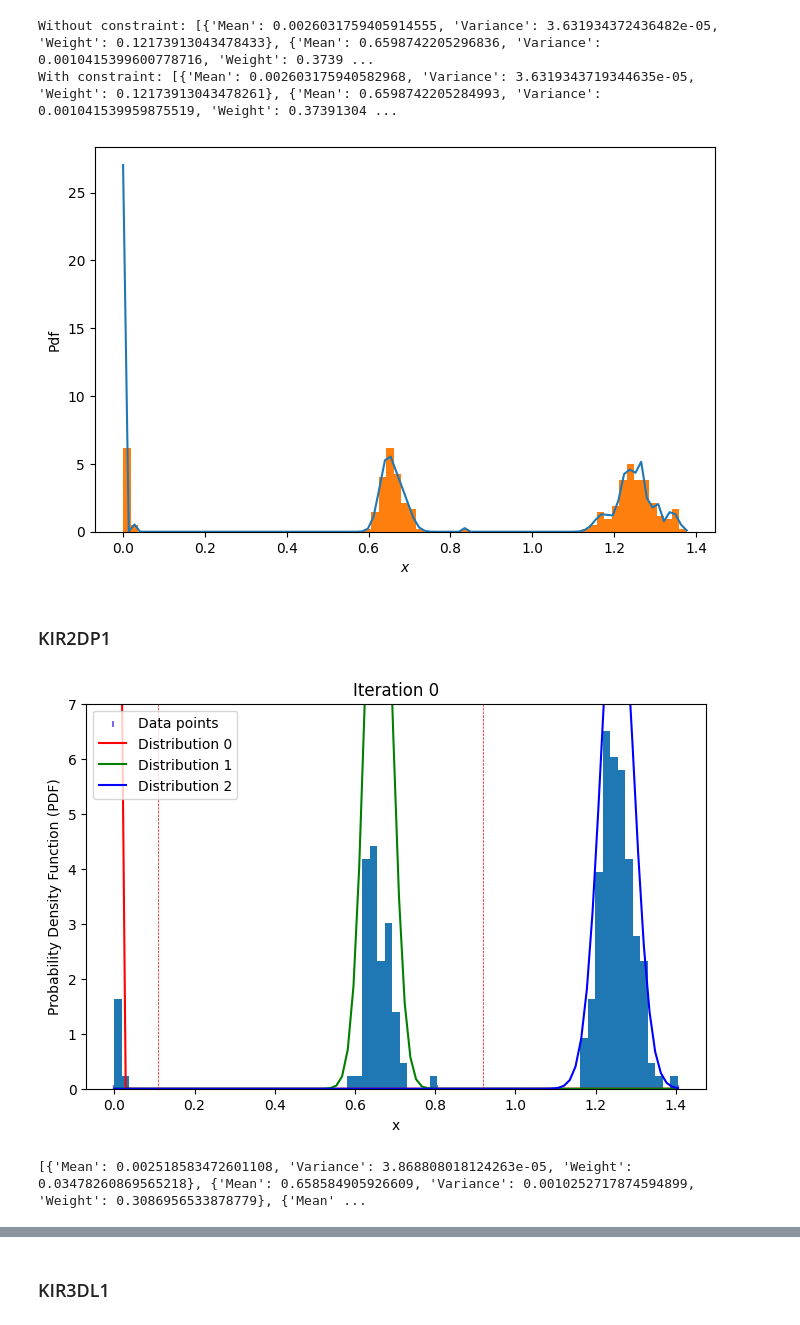
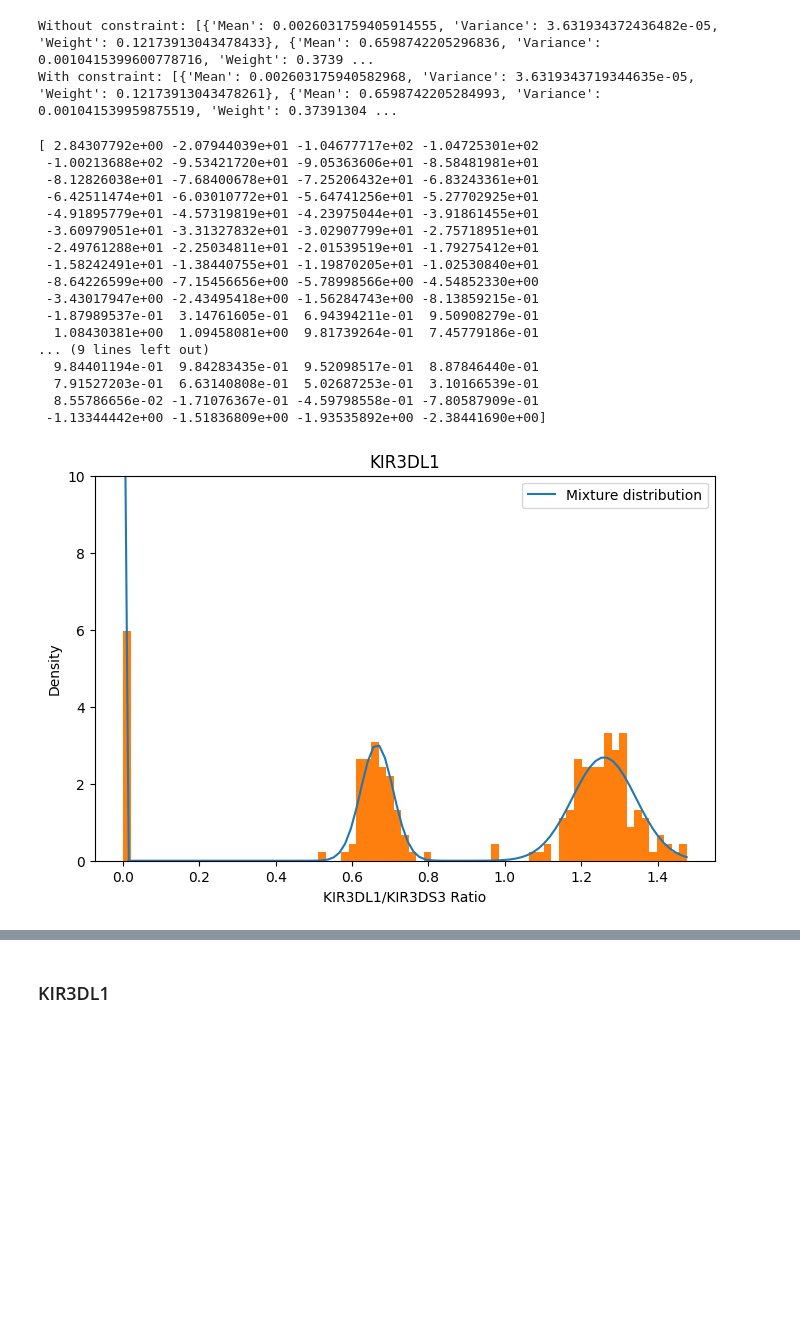
Before and after one commit to devitahalim/scie30001-project, a Jupyter notebook: functions/KIRExample.ipynb, the cells around one changed output, grey strips where cells are left out. Saved outputs shown, nothing was run; the diff lists cells and outputs as text; code cells hidden in the pictures; blank space fills up the shorter version.

```diff
--- a/functions/KIRExample.ipynb
+++ b/functions/KIRExample.ipynb
@@ -58,67 +159,62 @@ print('With constraint:',em2[-1],t2)
 Without constraint: [{'Mean': 0.0026031759405914555, 'Variance': 3.631934372436482e-05, 'Weight': 0.12173913043478433}, {'Mean': 0.6598742205296836, 'Variance': 0.0010415399600778716, 'Weight': 0.3739 ...
 With constraint: [{'Mean': 0.002603175940582968, 'Variance': 3.6319343719344635e-05, 'Weight': 0.12173913043478261}, {'Mean': 0.6598742205284993, 'Variance': 0.001041539959875519, 'Weight': 0.37391304 ...
 # %%
+X=KIR3DL1
 X=X.reshape(-1,1)
 gm=GaussianMixture().fit(X)
 N = np.arange(1, 11)
 models = [None for i in range(len(N))]
 
 for i in range(len(N)):
     models[i] = GaussianMixture(N[i]).fit(X)
 
 # compute the AIC and the BIC
 AIC = [m.aic(X) for m in models]
 BIC = [m.bic(X) for m in models]
 
 plt.figure(figsize=(8,5))
 M_best_BIC=models[np.argmin(BIC)]
 M_best_AIC=models[np.argmin(AIC)]
 
 b=np.linspace(np.min(X),np.max(X),100)
 
 log_prob1=M_best_BIC.score_samples(b.reshape(-1,1))
 log_prob2=M_best_AIC.score_samples(b.reshape(-1,1))
 
 resp1=M_best_BIC.predict_proba(b.reshape(-1,1))
 resp2=M_best_AIC.predict_proba(b.reshape(-1,1))
 
 pdf1=np.exp(log_prob1)
 pdf2=np.exp(log_prob2)
 pdf_individual = resp1 * pdf1[:, np.newaxis]
-
+print(log_prob1)
 # plt.plot(b,pdf1)
-plt.plot(b,pdf1)
+plt.plot(b,pdf1,label='Mixture distribution')
 # plt.plot(b,pdf_individual)
 plt.hist(X,bins=75, density=True)
 
-plt.xlabel("$x$")
-plt.ylabel("Pdf")
-
+plt.xlabel("KIR3DL1/KIR3DS3 Ratio")
+plt.ylabel("Density")
+plt.ylim(0,10)
+plt.title('KIR3DL1')
+plt.legend()
 plt.show()
 # %% [output]
+[ 2.84307792e+00 -2.07944039e+01 -1.04677717e+02 -1.04725301e+02
+ -1.00213688e+02 -9.53421720e+01 -9.05363606e+01 -8.58481981e+01
+ -8.12826038e+01 -7.68400678e+01 -7.25206432e+01 -6.83243361e+01
+ -6.42511474e+01 -6.03010772e+01 -5.64741256e+01 -5.27702925e+01
+ -4.91895779e+01 -4.57319819e+01 -4.23975044e+01 -3.91861455e+01
+ -3.60979051e+01 -3.31327832e+01 -3.02907799e+01 -2.75718951e+01
+ -2.49761288e+01 -2.25034811e+01 -2.01539519e+01 -1.79275412e+01
+ -1.58242491e+01 -1.38440755e+01 -1.19870205e+01 -1.02530840e+01
+ -8.64226599e+00 -7.15456656e+00 -5.78998566e+00 -4.54852330e+00
+ -3.43017947e+00 -2.43495418e+00 -1.56284743e+00 -8.13859215e-01
+ -1.87989537e-01  3.14761605e-01  6.94394211e-01  9.50908279e-01
+  1.08430381e+00  1.09458081e+00  9.81739264e-01  7.45779186e-01
+... (9 lines left out)
+  9.84401194e-01  9.84283435e-01  9.52098517e-01  8.87846440e-01
+  7.91527203e-01  6.63140808e-01  5.02687253e-01  3.10166539e-01
+  8.55786656e-02 -1.71076367e-01 -4.59798558e-01 -7.80587909e-01
+ -1.13344442e+00 -1.51836809e+00 -1.93535892e+00 -2.38441690e+00]
-[figure, old version]
+[figure, new version]
-# %% [markdown]
-### KIR2DP1
-# %%
-KIR2DP1_data=B['KIR2DP1'].to_numpy()
-initial=({
-    'Mean':0.01,
-    'Variance':0.01,
-    'Weight':1/3
-},{
-    'Mean':0.5,
-    'Variance':0.01,
-    'Weight':1/3
-},{
-    'Mean':2,
-    'Variance':0.01,
-    'Weight':1/3
-})
-iter_data_KIR2DP1,th=EMGMM2(KIR2DP1_data,[])
-
-gauss.PlotGMM(KIR2DP1_data,iter_data_KIR2DP1,10,th,7)
-
-print(iter_data_KIR2DP1[-1],th)
-# %% [output]
-[figure, removed]
-[{'Mean': 0.002518583472601108, 'Variance': 3.868808018124263e-05, 'Weight': 0.03478260869565218}, {'Mean': 0.658584905926609, 'Variance': 0.0010252717874594899, 'Weight': 0.3086956533878779}, {'Mean' ...
```
Also changed, not shown: parts of 12 cells of this notebook, 2 other files.
